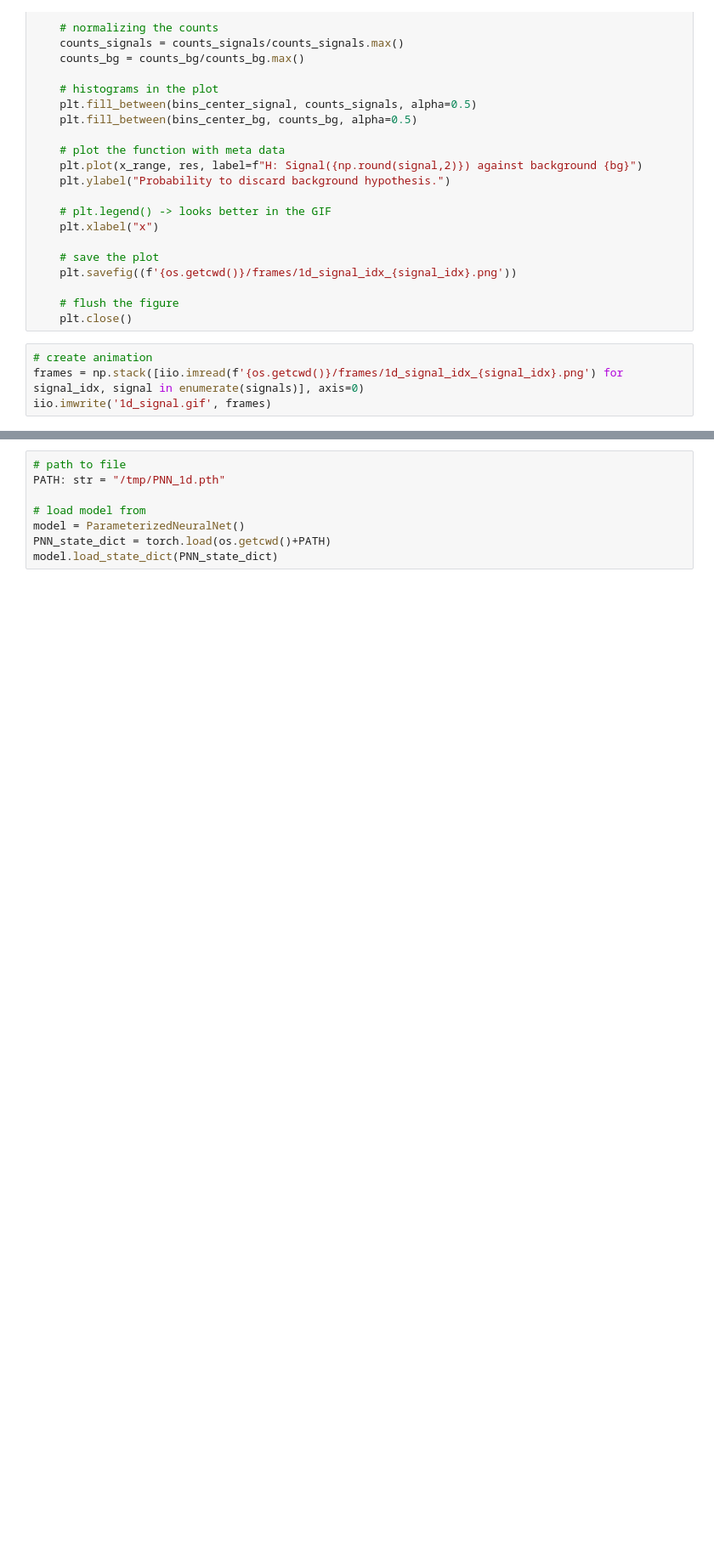
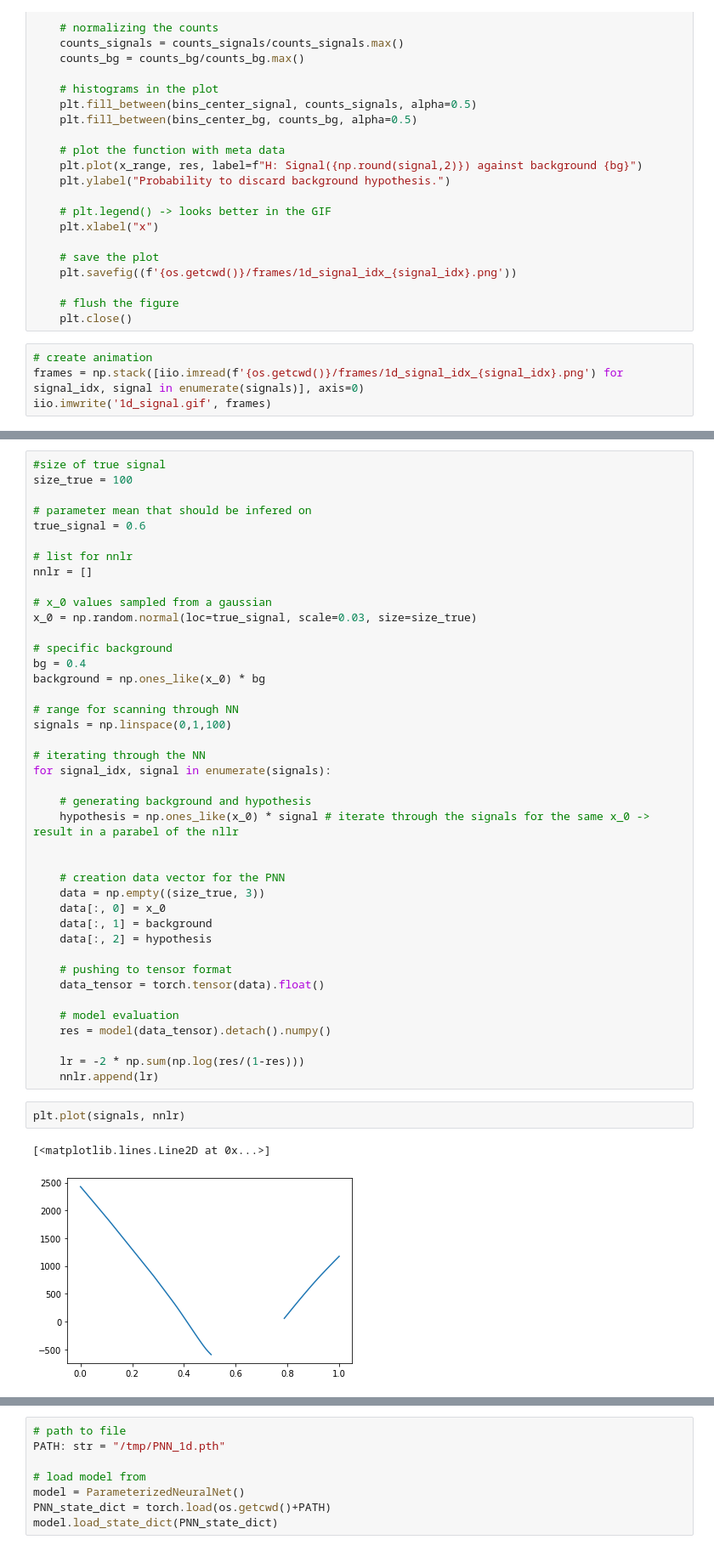
Before and after one commit to leonrenn/datascience_seminar, a Jupyter notebook: ParameterizedNeuralNetwork/PNN_1d.ipynb, the cells around one changed output, grey strips where cells are left out. Shown: that part at 85% size. Cells and saved outputs as stored; diff of their text form; blank space fills up the shorter version.

Commit message:
Showing the animations in 1d and 2d in ipynb and included parameter inference on 1d (not working yet).

```diff
--- a/ParameterizedNeuralNetwork/PNN_1d.ipynb
+++ b/ParameterizedNeuralNetwork/PNN_1d.ipynb
@@ -336,0 +343,46 @@ iio.imwrite('1d_signal.gif', frames)
+# %%
+#size of true signal
+size_true = 100
+
+# parameter mean that should be infered on
+true_signal = 0.6
+
+# list for nnlr
+nnlr = []
+
+# x_0 values sampled from a gaussian
+x_0 = np.random.normal(loc=true_signal, scale=0.03, size=size_true)
+
+# specific background
+bg = 0.4
+background = np.ones_like(x_0) * bg
+
+# range for scanning through NN
+signals = np.linspace(0,1,100)
+
+# iterating through the NN
+for signal_idx, signal in enumerate(signals):
+
+    # generating background and hypothesis
+    hypothesis = np.ones_like(x_0) * signal # iterate through the signals for the same x_0 -> result in a parabel of the nllr
+
+
+    # creation data vector for the PNN
+    data = np.empty((size_true, 3))
+    data[:, 0] = x_0
+    data[:, 1] = background
+    data[:, 2] = hypothesis
+
+    # pushing to tensor format
+    data_tensor = torch.tensor(data).float()
+
+    # model evaluation
+    res = model(data_tensor).detach().numpy()
+
+    lr = -2 * np.sum(np.log(res/(1-res)))
+    nnlr.append(lr)
+# %%
+plt.plot(signals, nnlr)
+# %% [output]
+[<matplotlib.lines.Line2D at 0x...>]
+[figure, added]
```
Also changed, not shown: parts of 6 cells of this notebook, 2 other files.
